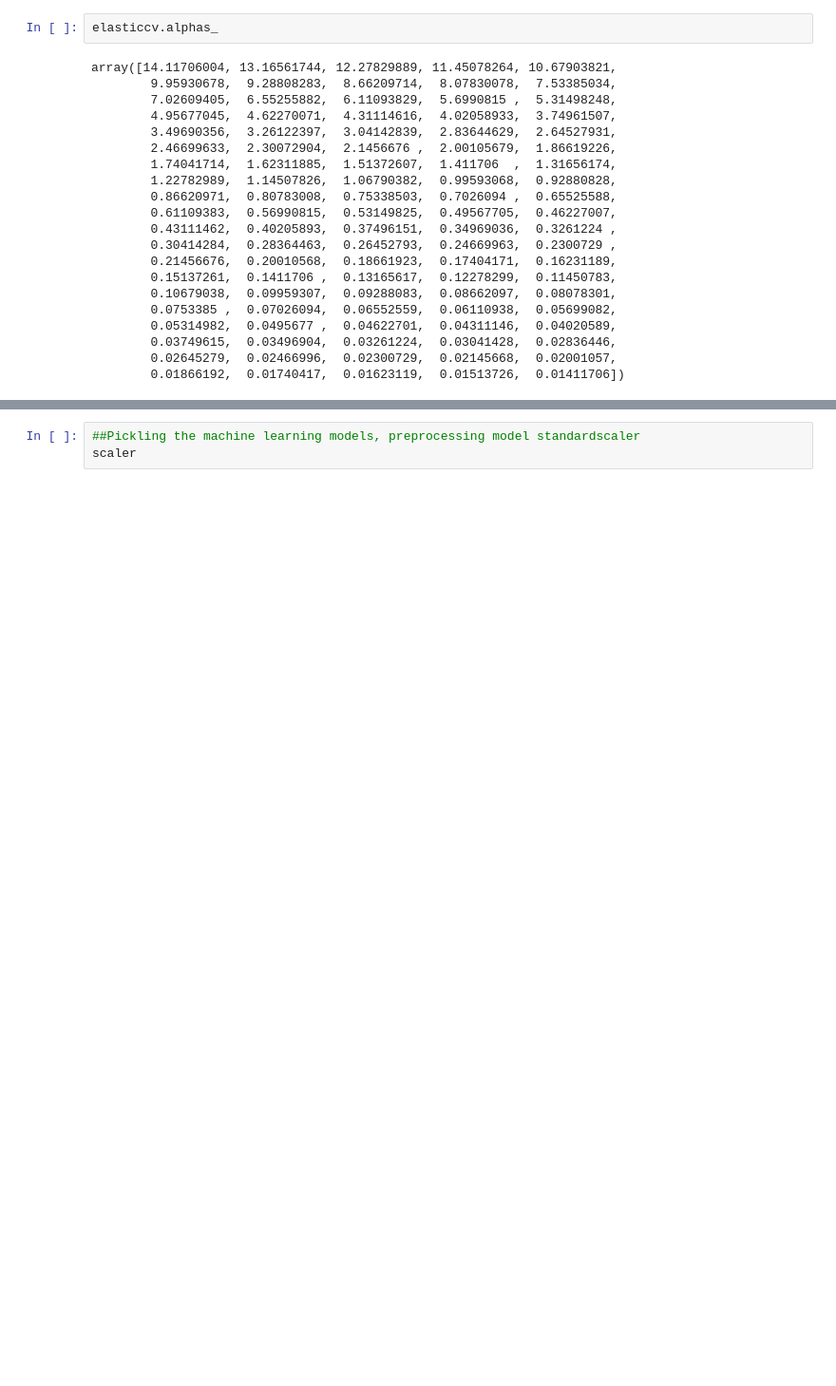
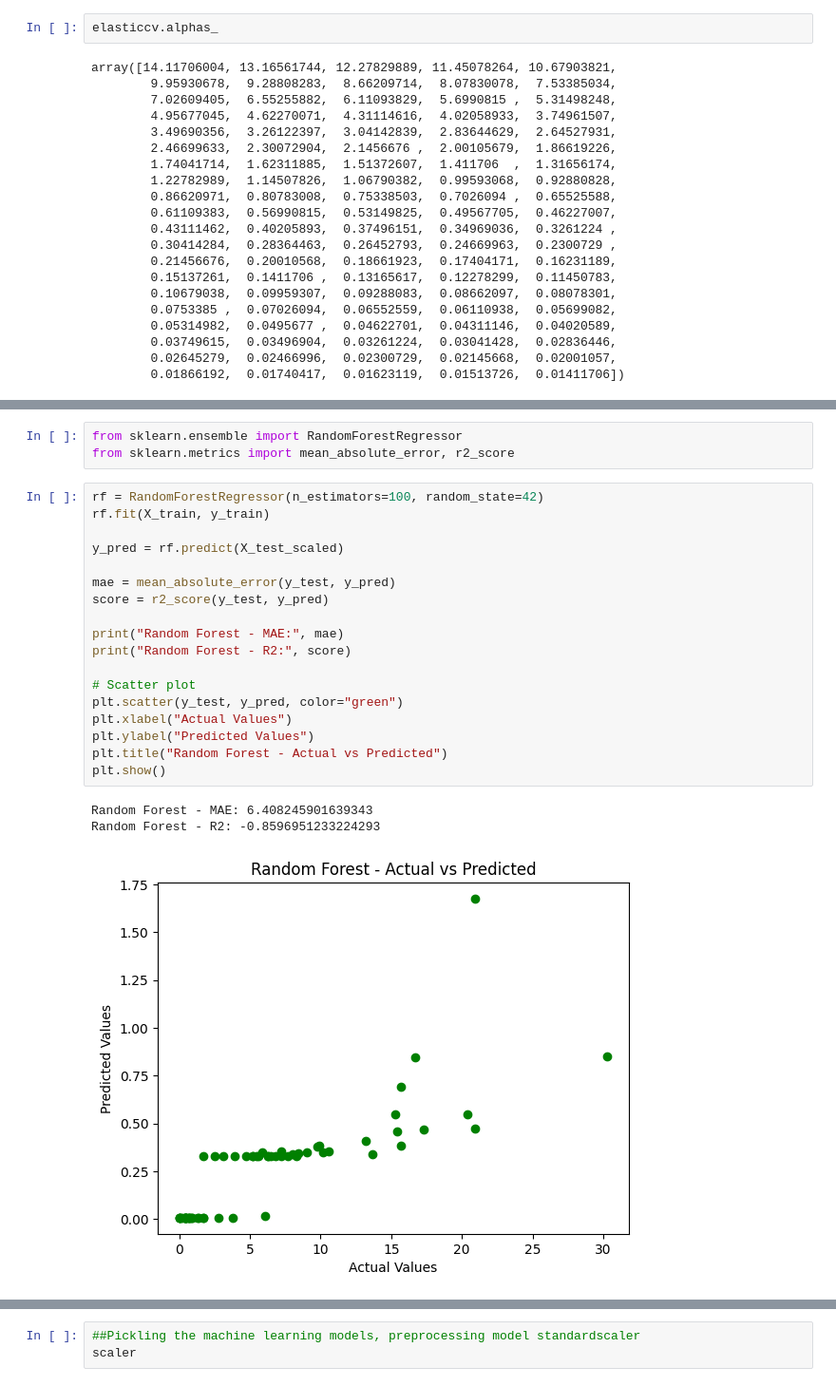
Before and after one commit to Megha-Chakraborty/Forest-Fire-Risk-Prediction, a Jupyter notebook: notebooks/3.0-Model Training.ipynb, the cells around one changed output, grey strips where cells are left out. Shown: that part at 95% size. Drawn from its saved outputs; the diff is of its cells as text; blank space fills up the shorter version.

```diff
--- a/notebooks/3.0-Model Training.ipynb
+++ b/notebooks/3.0-Model Training.ipynb
@@ -357,0 +387,25 @@ array([14.11706004, 13.16561744, 12.27829889, 11.45078264, 10.67903821,
+# %%
+from sklearn.ensemble import RandomForestRegressor
+from sklearn.metrics import mean_absolute_error, r2_score
+# %%
+rf = RandomForestRegressor(n_estimators=100, random_state=42)
+rf.fit(X_train, y_train)
+
+y_pred = rf.predict(X_test_scaled)
+
+mae = mean_absolute_error(y_test, y_pred)
+score = r2_score(y_test, y_pred)
+
+print("Random Forest - MAE:", mae)
+print("Random Forest - R2:", score)
+
+# Scatter plot
+plt.scatter(y_test, y_pred, color="green")
+plt.xlabel("Actual Values")
+plt.ylabel("Predicted Values")
+plt.title("Random Forest - Actual vs Predicted")
+plt.show()
+# %% [output]
+Random Forest - MAE: 6.408245901639343
+Random Forest - R2: -0.8596951233224293
+[figure, added]
```
Also changed, not shown: parts of 11 cells of this notebook, 13 other files.
